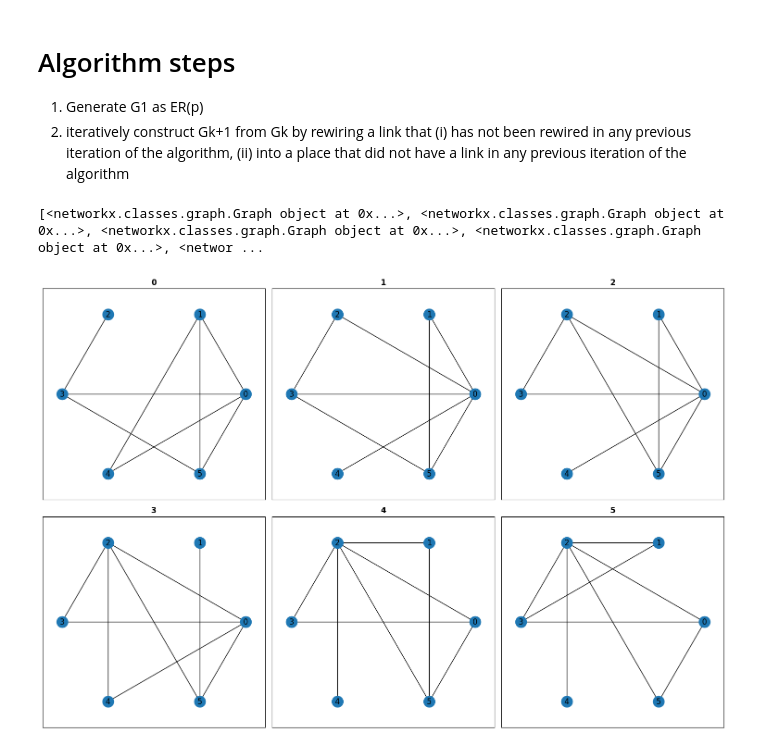
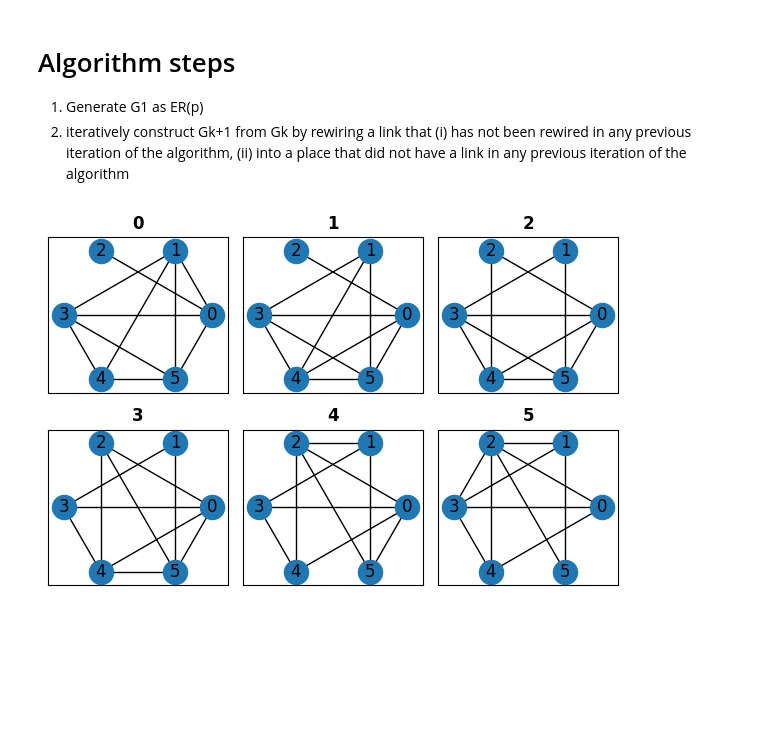
Before and after one commit to smidmatej/dictionary-trick, a Jupyter notebook: dictionary_trick.ipynb, the cells around one changed output. Drawn from its saved outputs; the diff is of its cells as text; code cells hidden in the pictures; blank space fills up the shorter version.

Commit message:
Fully functioning

```diff
--- a/dictionary_trick.ipynb
+++ b/dictionary_trick.ipynb
@@ -15,66 +13,28 @@ import numpy as np
 2) iteratively construct Gk+1 from Gk by rewiring a link that
     (i) has not been rewired in any previous iteration of the algorithm,
     (ii) into a place that did not have a link in any previous iteration of the algorithm
-# %%
-n = 6  # 10 nodes
-p = 0.5
-seed = 20160  # seed random number generators for reproducibility
-random.seed(seed)
-# Use seed for reproducibility
-G1 = nx.erdos_renyi_graph(n, p, seed=seed)
-G_fully_connected = nx.complete_graph(n)
-
-
-
-L = 6 # Length of dictionary
-
-D = [None]*L # Dictionary proper
-D[0] = G1
-
-# Defines the history of edge rewiring
-links_original = G1.edges
-links_fully_connected = G_fully_connected.edges
-links_net_yet_connected = list(links_fully_connected - links_original)
-
-
-links_original = [key for key in links_original.keys()]
-links_fully_connected = [key for key in links_fully_connected.keys()]
-
-for i in range(1, L):
-    # New graph iteration
-    D[i] = D[i-1].copy()
-
-
-    link_to_remove = random.choice(links_original)
-    link_to_add = random.choice(links_net_yet_connected)
-
-    # Rewire the new graph
-    D[i].remove_edge(v=link_to_remove[0], u=link_to_remove[1])
-    D[i].add_edge(link_to_add[0], link_to_add[1])
-
-    links_original.remove(link_to_remove) # I can no longer remove this link
-    links_net_yet_connected.remove(link_to_add) # I can no longer add this link
-# %% [output]
-[<networkx.classes.graph.Graph object at 0x...>, <networkx.classes.graph.Graph object at 0x...>, <networkx.classes.graph.Graph object at 0x...>, <networkx.classes.graph.Graph object at 0x...>, <networ ...
 # %%
+m = 6  # number of nodes the graphs have
+p = 0.5 # probability of the links between them
+seed = 201610  # seed random number generators for reproducibility
+L = 6 # Length of dictionary
 
+D, D_metric  = dictionary_generation.generate_dictionary(m, p, L, seed)
 
-fig, axs = plt.subplots(ncols=3, nrows=2, figsize=(15,10), dpi=100)
+fig, axs = plt.subplots(ncols=3, nrows=2, figsize=(6,4), dpi=100)
 axs = np.ravel(axs)
 
 for iG, G in zip(range(len(D)), D):
-
-    axs[iG].axis('equal')
-
     pos = nx.circular_layout(G)
     nx.draw_networkx(G, pos=pos, ax=axs[iG])
 
     axs[iG].set_title(f"{iG}", fontweight="bold")
     axs[iG].set_xticks([])
     axs[iG].set_yticks([])
+    axs[iG].axis('equal')
 
 
 fig.tight_layout()
 plt.show()
 # %% [output]
-[figure, old version]
+[figure, new version]
```
Also changed, not shown: parts of 7 cells of this notebook, 5 other files.
